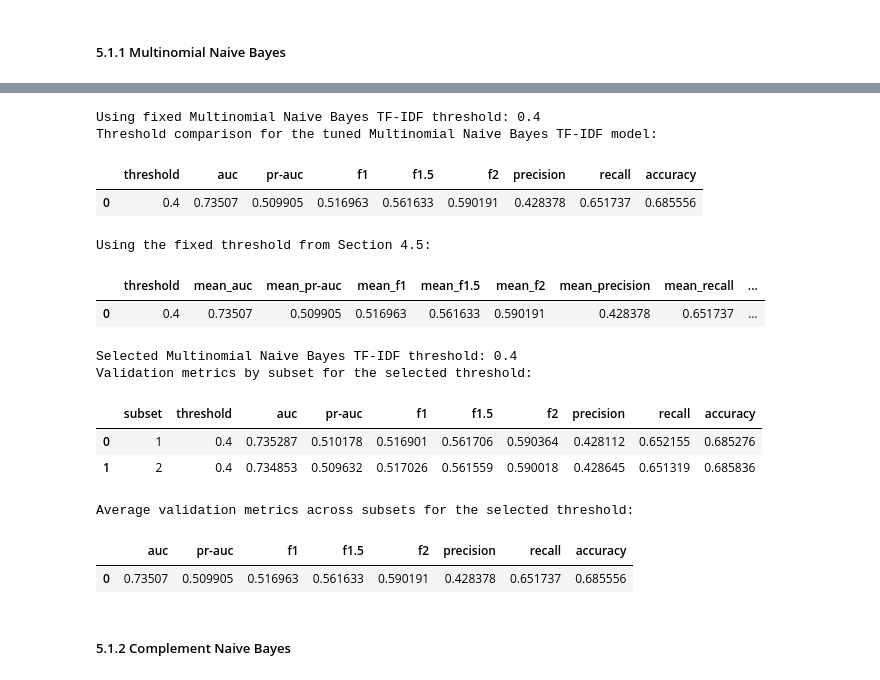
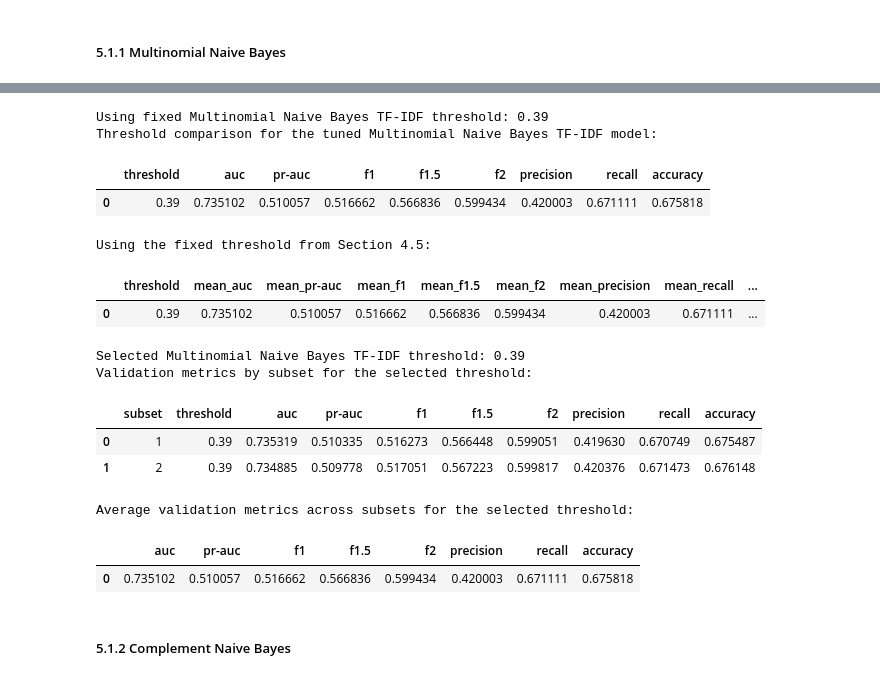
Before and after one commit to lzrcode-816/3244-Group-17-IMDB-Spoiler-Detection, a Jupyter notebook: Group17_ProjectDeSpoiler_Model.ipynb, the cells around one changed output, grey strips where cells are left out. Saved outputs shown, nothing was run; the diff lists cells and outputs as text; code cells hidden in the pictures.

Commit message:
improved precision of threshold tuning to the nearest 0.01 instead of 0.05 for all models within range of 0.30 to 0.70

```diff
--- a/Group17_ProjectDeSpoiler_Model.ipynb
+++ b/Group17_ProjectDeSpoiler_Model.ipynb
@@ -586,27 +737,25 @@ USE_FIXED_BEST_PARAMS = True
 
 # Logistic Regression
 LR_TFIDF_FIXED_C = [0.3, 0.3]
-LR_TFIDF_FIXED_THRESHOLD = 0.45
+LR_TFIDF_FIXED_THRESHOLD = 0.47
 LR_TFIDF_LEMMA_FIXED_C = [0.3, 0.3]
-LR_TFIDF_LEMMA_FIXED_THRESHOLD = 0.45
+LR_TFIDF_LEMMA_FIXED_THRESHOLD = 0.47
 LR_SBERT_FIXED_C = [0.3, 10.0]
-LR_SBERT_FIXED_THRESHOLD = 0.55
+LR_SBERT_FIXED_THRESHOLD = 0.53
 # LR_ROBERTA_FIXED_C = [0.001, None]  # e.g. [0.001, 0.003]
 # LR_ROBERTA_FIXED_THRESHOLD = None
 
 # SVM
 SVM_TFIDF_FIXED_C = [0.03, 0.03]
-SVM_TFIDF_FIXED_THRESHOLD = 0.35
+SVM_TFIDF_FIXED_THRESHOLD = 0.37
 SVM_SBERT_FIXED_C = [0.01, 0.03]
 SVM_SBERT_FIXED_THRESHOLD = 0.45
 
 # Tree-based models
-DT_TFIDF_FIXED_PARAMS = [{'max_depth': 15, 'min_samples_split': 10, 'min_samples_leaf': 5, 'ccp_alpha': 0.0001}, None]
-# [{"max_depth": 15, "min_samples_split": 10, "min_samples_leaf": 5, "ccp_alpha": 0.0001},
-# {"max_depth": 15, "min_samples_split": 10, "min_samples_leaf": 5, "ccp_alpha": 0.0001},]
-DT_TFIDF_FIXED_THRESHOLD = None
-DT_SBERT_FIXED_PARAMS = [None, None]  # e.g. [{"max_depth": 15, "min_samples_split": 10, "min_samples_leaf": 5, "ccp_alpha": 0.0001}, {...}]
-DT_SBERT_FIXED_THRESHOLD = None
+DT_TFIDF_FIXED_PARAMS = [{'max_depth': 15, 'min_samples_split': 10, 'min_samples_leaf': 5, 'ccp_alpha': 0.0001}, {'max_depth': 15, 'min_samples_split': 10, 'min_samples_leaf': 5, 'ccp_alpha': 0.0001}]
+DT_TFIDF_FIXED_THRESHOLD = 0.53
+DT_SBERT_FIXED_PARAMS = [{'max_depth': 10, 'min_samples_split': 10, 'min_samples_leaf': 10, 'ccp_alpha': 0.0}, {'max_depth': 10, 'min_samples_split': 10, 'min_samples_leaf': 10, 'ccp_alpha': 0.0}]
+DT_SBERT_FIXED_THRESHOLD = 0.54
 
 RF_TFIDF_FIXED_PARAMS = [None, None]
 # [{"n_estimators": 100, "max_depth": 20, "min_samples_split": 5, "min_samples_leaf": 2},
@@ -621,12 +770,12 @@ XGB_SBERT_FIXED_PARAMS = [None, None]  # e.g. [{"n_estimators": 200, "max_depth"
 XGB_SBERT_FIXED_THRESHOLD = None
 
 # Naive Bayes
-MNB_TFIDF_FIXED_ALPHA = 0.005
-MNB_TFIDF_FIXED_THRESHOLD = 0.4
-CNB_TFIDF_FIXED_ALPHA = 0.005
-CNB_TFIDF_FIXED_THRESHOLD = 0.5
-GNB_SBERT_FIXED_VAR_SMOOTHING = 1e-12
-GNB_SBERT_FIXED_THRESHOLD = 0.4
+MNB_TFIDF_FIXED_ALPHA = 0.0001
+MNB_TFIDF_FIXED_THRESHOLD = 0.39
+CNB_TFIDF_FIXED_ALPHA = 0.0001
+CNB_TFIDF_FIXED_THRESHOLD = 0.49
+GNB_SBERT_FIXED_VAR_SMOOTHING = 1e-15
+GNB_SBERT_FIXED_THRESHOLD = 0.42
 # %% [markdown]
 ### 1.6 Shared Transformer Review-Level Utilities
 
@@ -4335,5 +4573,5 @@ Average validation metrics across subsets:
 # %%
-# Multinomial Naive Bayes Threshold Tuning
+# Multinomial Naive Bayes Threshold Tuning (TF-IDF)
 mnb_tfidf_tuned_threshold_metric_cols = ["auc", "average_precision", "f1", "f1.5", "f2", "precision", "recall", "accuracy"]
 mnb_tfidf_tuned_threshold_metrics_by_subset = []
 
@@ -4343,7 +4581,7 @@ if USE_FIXED_BEST_PARAMS and MNB_TFIDF_FIXED_THRESHOLD is not None:
     threshold_candidates = [fixed_threshold]
     print(f"Using fixed Multinomial Naive Bayes TF-IDF threshold: {fixed_threshold}")
 else:
-    threshold_candidates = NB_THRESHOLD_GRID
+    threshold_candidates = SHARED_THRESHOLD_GRID
 
 for subset_name, val_data in mnb_tfidf_val_probs_by_subset.items():
     y_val = val_data["y_true"]
@@ -4393,7 +4631,10 @@ mnb_tfidf_validation_summary_by_threshold = mnb_tfidf_tuned_threshold_metrics_by
 mnb_tfidf_validation_summary_selected_threshold = mnb_tfidf_validation_summary_by_threshold[mnb_tfidf_tuned_threshold_metric_cols].mean().to_frame().T
 
 available_thresholds = set(mnb_tfidf_tuned_threshold_analysis_df["threshold"])
-comparison_thresholds = [threshold for threshold in [0.50, 0.45, 0.40, 0.35, 0.30, 0.25, 0.20, 0.15, 0.10, 0.05] if threshold in available_thresholds]
+comparison_thresholds = sorted(
+    [float(threshold) for threshold in threshold_candidates if float(threshold) in available_thresholds],
+    reverse=True,
+)
 if fixed_threshold is not None and fixed_threshold not in comparison_thresholds:
     comparison_thresholds = [fixed_threshold]
 
@@ -4402,42 +4643,42 @@ mnb_tfidf_tuned_threshold_comparison_df = (
     .rename(columns={f"mean_{column}": column for column in mnb_tfidf_tuned_threshold_metric_cols})
     .rename(columns={"average_precision": "pr-auc"})
     .sort_values("threshold", ascending=False)
     .reset_index(drop=True)
     .round(6)
 )
 
 print("Threshold comparison for the tuned Multinomial Naive Bayes TF-IDF model:")
 display(mnb_tfidf_tuned_threshold_comparison_df)
 
 if fixed_threshold is None:
     print(f"Threshold candidates that satisfy the shared threshold rule (mean {THRESHOLD_RULE_SELECTION_METRIC}):")
     display(mnb_tfidf_threshold_selection_df.rename(columns={"mean_average_precision": "mean_pr-auc"}).round(6))
 else:
     print("Using the fixed threshold from Section 4.5:")
     display(mnb_tfidf_threshold_selection_df.rename(columns={"mean_average_precision": "mean_pr-auc"}).round(6))
 
 print(f"Selected Multinomial Naive Bayes TF-IDF threshold: {mnb_tfidf_best_threshold}")
 print("Validation metrics by subset for the selected threshold:")
 display(mnb_tfidf_validation_summary_by_threshold.rename(columns={"average_precision": "pr-auc"}).round(6))
 
 print("Average validation metrics across subsets for the selected threshold:")
 display(mnb_tfidf_validation_summary_selected_threshold.rename(columns={"average_precision": "pr-auc"}).round(6))
 # %% [output]
-Using fixed Multinomial Naive Bayes TF-IDF threshold: 0.4
+Using fixed Multinomial Naive Bayes TF-IDF threshold: 0.39
 Threshold comparison for the tuned Multinomial Naive Bayes TF-IDF model:
 |  | threshold | auc | pr-auc | f1 | f1.5 | f2 | precision | recall | accuracy |
-| 0 | 0.4 | 0.73507 | 0.509905 | 0.516963 | 0.561633 | 0.590191 | 0.428378 | 0.651737 | 0.685556 |
+| 0 | 0.39 | 0.735102 | 0.510057 | 0.516662 | 0.566836 | 0.599434 | 0.420003 | 0.671111 | 0.675818 |
 Using the fixed threshold from Section 4.5:
 |  | threshold | mean_auc | mean_pr-auc | mean_f1 | mean_f1.5 | mean_f2 | mean_precision | mean_recall | ... |
-| 0 | 0.4 | 0.73507 | 0.509905 | 0.516963 | 0.561633 | 0.590191 | 0.428378 | 0.651737 | ... |
+| 0 | 0.39 | 0.735102 | 0.510057 | 0.516662 | 0.566836 | 0.599434 | 0.420003 | 0.671111 | ... |
-Selected Multinomial Naive Bayes TF-IDF threshold: 0.4
+Selected Multinomial Naive Bayes TF-IDF threshold: 0.39
 Validation metrics by subset for the selected threshold:
 |  | subset | threshold | auc | pr-auc | f1 | f1.5 | f2 | precision | recall | accuracy |
-| 0 | 1 | 0.4 | 0.735287 | 0.510178 | 0.516901 | 0.561706 | 0.590364 | 0.428112 | 0.652155 | 0.685276 |
-| 1 | 2 | 0.4 | 0.734853 | 0.509632 | 0.517026 | 0.561559 | 0.590018 | 0.428645 | 0.651319 | 0.685836 |
+| 0 | 1 | 0.39 | 0.735319 | 0.510335 | 0.516273 | 0.566448 | 0.599051 | 0.419630 | 0.670749 | 0.675487 |
+| 1 | 2 | 0.39 | 0.734885 | 0.509778 | 0.517051 | 0.567223 | 0.599817 | 0.420376 | 0.671473 | 0.676148 |
 Average validation metrics across subsets for the selected threshold:
 |  | auc | pr-auc | f1 | f1.5 | f2 | precision | recall | accuracy |
-| 0 | 0.73507 | 0.509905 | 0.516963 | 0.561633 | 0.590191 | 0.428378 | 0.651737 | 0.685556 |
+| 0 | 0.735102 | 0.510057 | 0.516662 | 0.566836 | 0.599434 | 0.420003 | 0.671111 | 0.675818 |
 # %% [markdown]
 ##### 5.1.2 Complement Naive Bayes
 # %%
```
Also changed, not shown: parts of 55 cells of this notebook.
